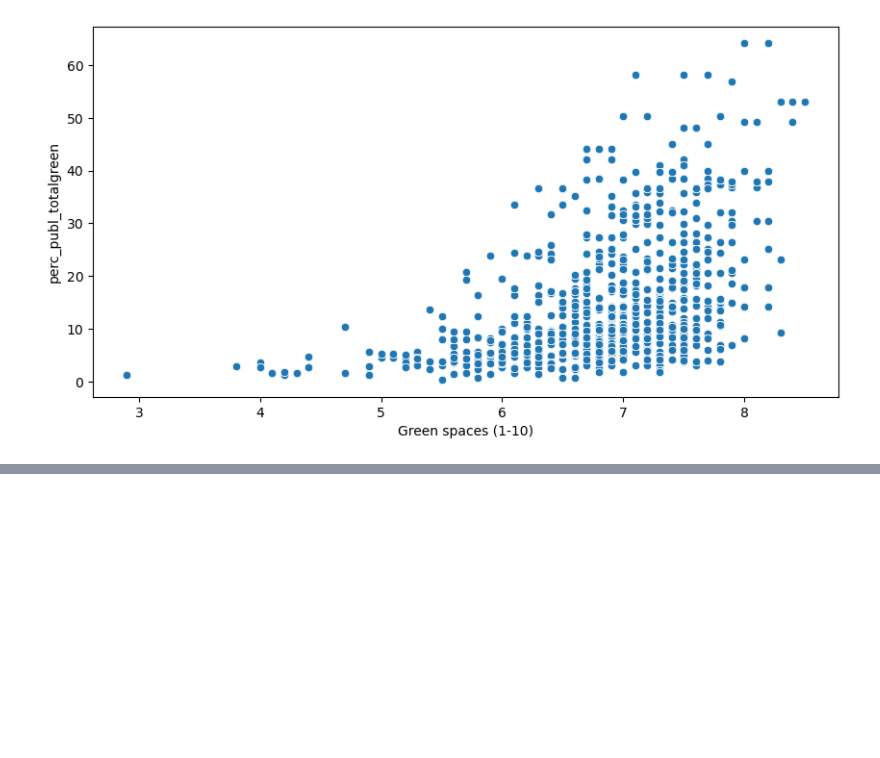
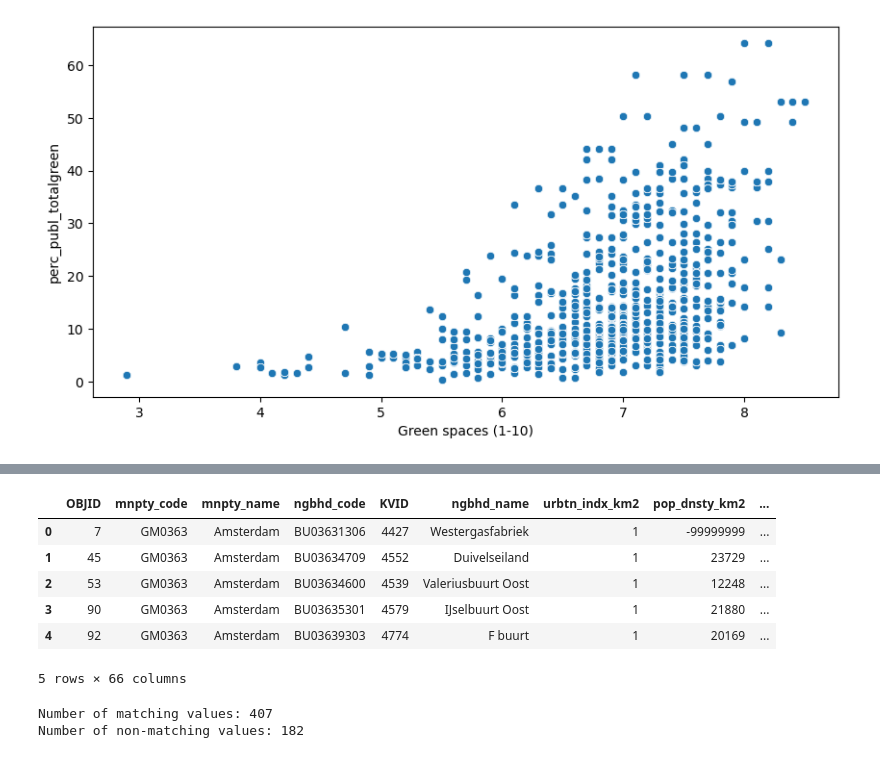
Before and after one commit to bram-villanueva/paper_project, a Jupyter notebook: group6_paper.ipynb, the cells around one changed output, grey strips where cells are left out. Cells and saved outputs as stored; diff of their text form; code cells hidden in the pictures; blank space fills up the shorter version.

```diff
--- a/group6_paper.ipynb
+++ b/group6_paper.ipynb
@@ -243,0 +383,24 @@ sns.scatterplot(x='Green spaces (1-10)', y='perc_publ_totalgreen', data=dfgrppd,
+# %%
+#team6 preparing the neighborhood names to fit more easily with the other data set
+dfmsg['ngbhd_name'] = dfmsg['ngbhd_name'].str.replace('-', ' ', regex=False)
+dfmsg.head()
+# %% [output]
+|  | OBJID | mnpty_code | mnpty_name | ngbhd_code | KVID | ngbhd_name | urbtn_indx_km2 | pop_dnsty_km2 | ... |
+| 0 | 7 | GM0363 | Amsterdam | BU03631306 | 4427 | Westergasfabriek | 1 | -99999999 | ... |
+| 1 | 45 | GM0363 | Amsterdam | BU03634709 | 4552 | Duivelseiland | 1 | 23729 | ... |
+| 2 | 53 | GM0363 | Amsterdam | BU03634600 | 4539 | Valeriusbuurt Oost | 1 | 12248 | ... |
+| 3 | 90 | GM0363 | Amsterdam | BU03635301 | 4579 | IJselbuurt Oost | 1 | 21880 | ... |
+| 4 | 92 | GM0363 | Amsterdam | BU03639303 | 4774 | F buurt | 1 | 20169 | ... |
+5 rows × 66 columns
+# %%
+#team6 needs to look for matches to ease the process in merging both data bases
+matches = set(dfmsg['ngbhd_name']) & set(dfnpgf['statnaam'])
+num_matches = len(matches)
+#to count the number of non-matching values:
+num_nomatch = len(set(dfmsg['ngbhd_name']) | set(dfnpgf['statnaam'])) - num_matches
+
+print(f'Number of matching values: {num_matches}')
+print(f'Number of non-matching values: {num_nomatch}')
+# %% [output]
+Number of matching values: 407
+Number of non-matching values: 182
```
Also changed, not shown: parts of 11 cells of this notebook.
